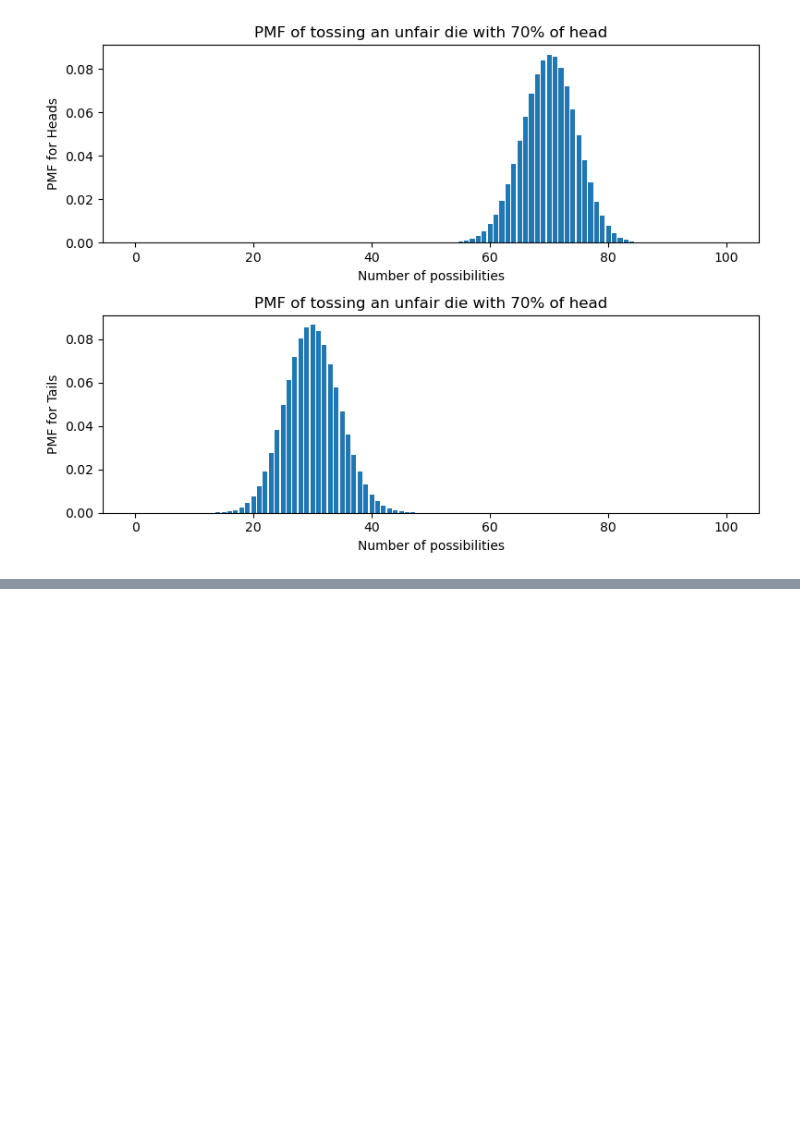
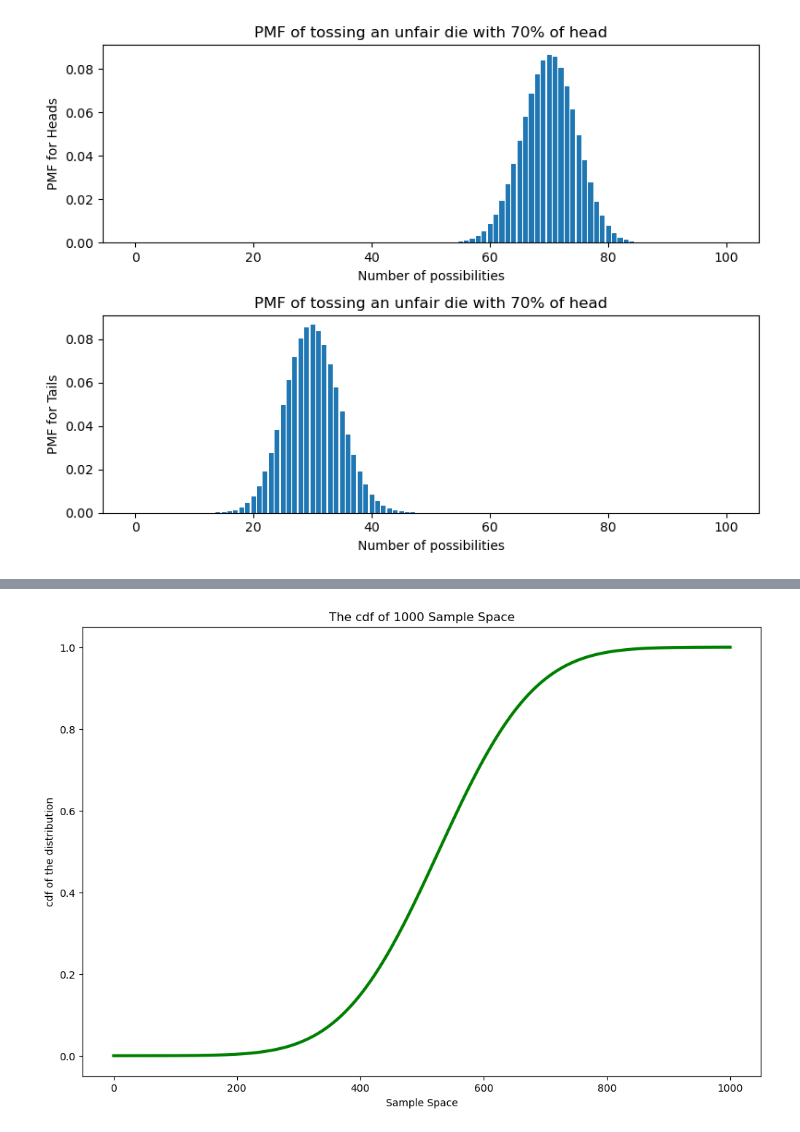
Before and after one commit to andazi/goal-data-science, a Jupyter notebook: Data science tools,statistics and probability/Introduction To Statistics In Data Science.ipynb, the cells around one changed output, grey strips where cells are left out. Cells and saved outputs as stored; diff of their text form; code cells hidden in the pictures; blank space fills up the shorter version.

```diff
--- a/Data science tools,statistics and probability/Introduction To Statistics In Data Science.ipynb
+++ b/Data science tools,statistics and probability/Introduction To Statistics In Data Science.ipynb
@@ -808,0 +945,4 @@ Example include:
+# %%
+plot_distn(norm_distn, 0, 1000, 'cdf')
+# %% [output]
+[figure, added]
```
Also changed, not shown: parts of 14 cells of this notebook.
